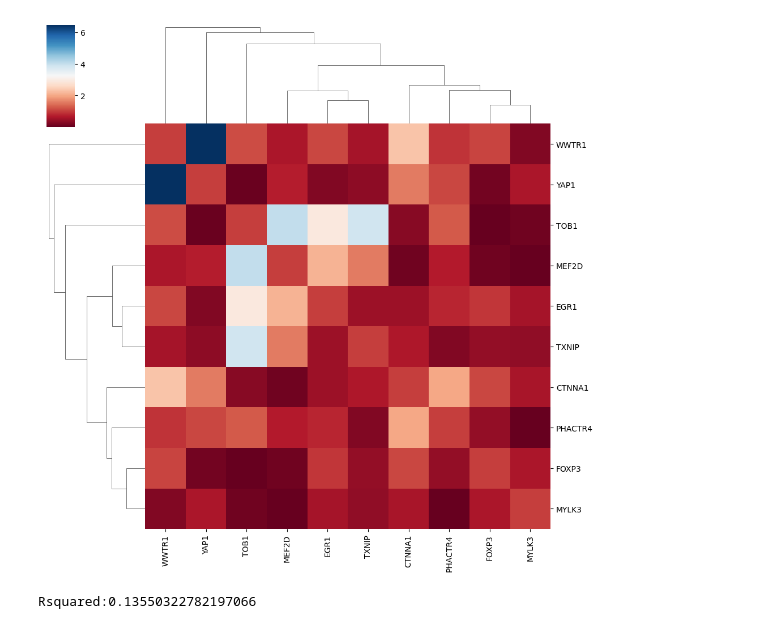
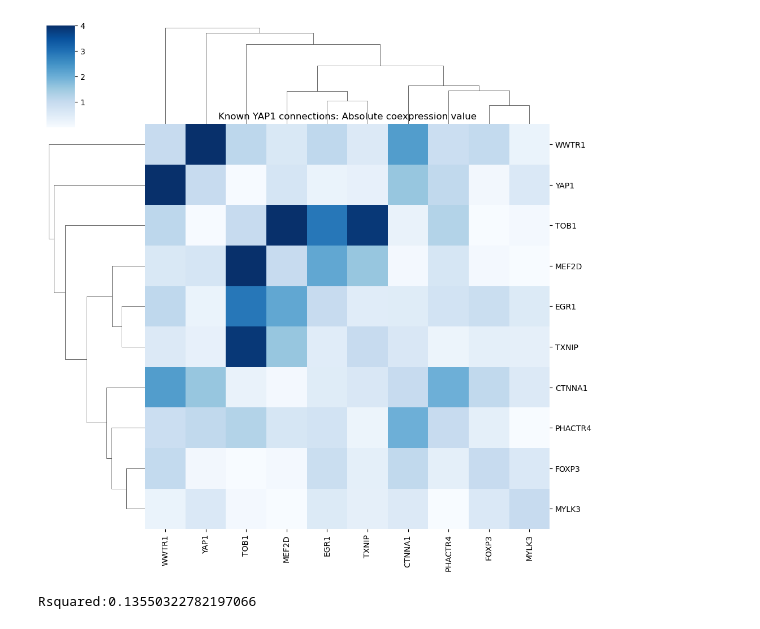
Before and after one commit to jump-cellpainting/2024_Chandrasekaran_Morphmap, a Jupyter notebook: 07.compute-cosine-similarities/08.0.check-YAP1-connections-known.ipynb, the cells around one changed output. Cells and saved outputs as stored; diff of their text form; code cells hidden in the pictures.

```diff
--- a/07.compute-cosine-similarities/08.0.check-YAP1-connections-known.ipynb
+++ b/07.compute-cosine-similarities/08.0.check-YAP1-connections-known.ipynb
@@ -148,13 +155,15 @@ plt.show()
-# %%
-g = sns.clustermap(
-    coexpression_df,
-    cmap="RdBu",
-    vmin=np.min(coexpression_df.values),
-    vmax=np.max(coexpression_df.values),
-)
-plt.show()
-# %% [output]
-[figure, removed]
+# %%
+g = sns.clustermap(
+    coexpression_df,
+    cmap="Blues",
+    vmin=np.min(coexpression_df.values),
+    vmax=4,
+)
+g.ax_heatmap.set_title(f"Known YAP1 connections: Absolute coexpression value")
+plt.savefig(f"figures/YAP1-connections-known-coexpression.png", dpi=300)
+plt.savefig(f"figures/YAP1-connections-known-coexpression.svg", dpi=300)
+# %% [output]
+[figure, added]
 # %%
 df1 = (
     orf_df["YAP1"]
```
Also changed, not shown: parts of 5 cells of this notebook, 13 other files.
